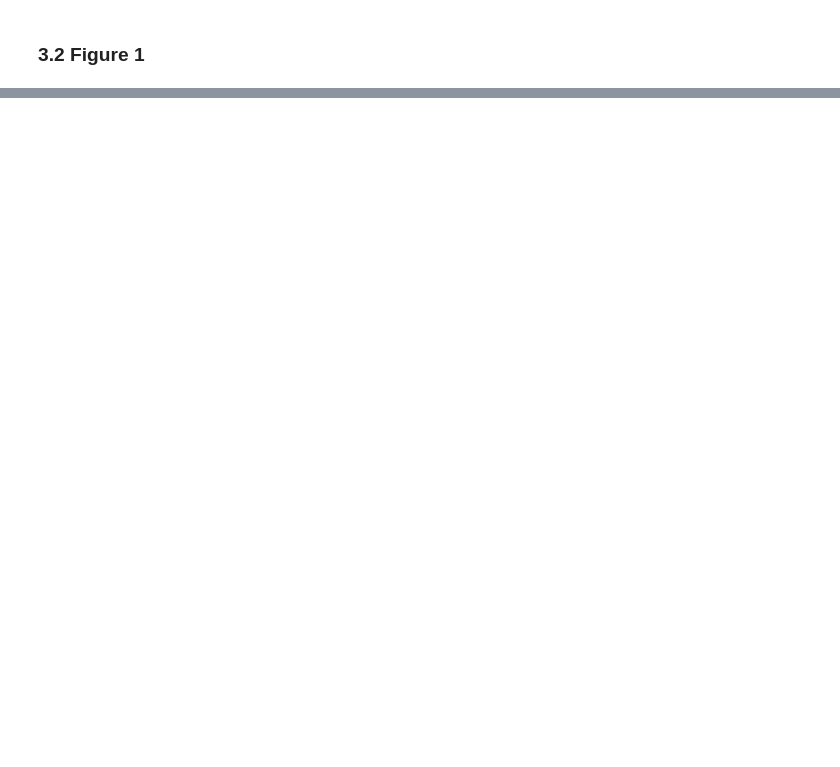
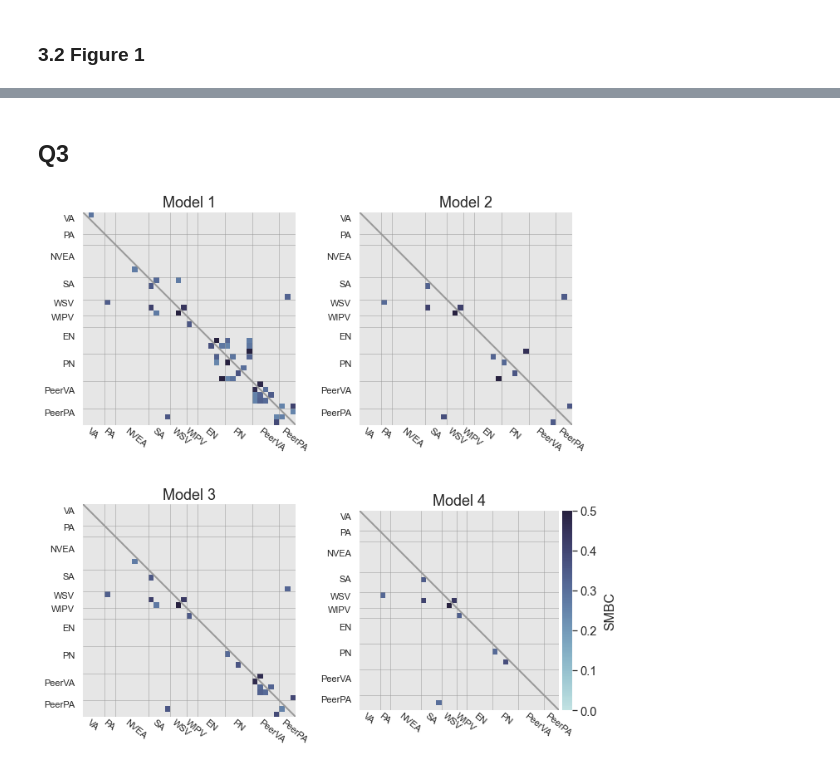
Before and after one commit to szorowi1/mace-irt, a Jupyter notebook: 02_PPMC.ipynb, the cells around one changed output, grey strips where cells are left out. Cells and saved outputs as stored; diff of their text form; code cells hidden in the pictures; blank space fills up the shorter version.

```diff
--- a/02_PPMC.ipynb
+++ b/02_PPMC.ipynb
@@ -157,0 +347,24 @@ ppmc2
+# %%
+#~~~~~~~~~~~~~~~~~~~~~~~~~~~~~~~~~~~~~~~~~~#
+### Define parameters.
+#~~~~~~~~~~~~~~~~~~~~~~~~~~~~~~~~~~~~~~~~~~#
+
+## Define I/O parameters.
+studies = ['teicher2015','tuominen2022']
+models = [1,2,3,4]
+
+#~~~~~~~~~~~~~~~~~~~~~~~~~~~~~~~~~~~~~~~~~~#
+### Main loop.
+#~~~~~~~~~~~~~~~~~~~~~~~~~~~~~~~~~~~~~~~~~~#
+
+Q3 = read_csv('stan_results/Q3.csv')
+
+for i, study in enumerate(studies):
+
+    for j, m in enumerate(models):
+
+        ## Restrict to study / model of interest.
+        df = Q3.query(f'study == "{study}" and model == {m}')
+
+        ## Print info.
+        print('M%s: Q3 = %0.3f (%s)' %(m, df.Q3_99.max(), np.sum(df.Q3 > df.Q3_99.max())))
@@ -270,3 +564,5 @@ tuominen2022 & 1 &  0.065 &  0.079 &   0.371 &  0.065 &   0.037 &     1.0 &  197
+# %% [markdown]
+## Q3
 # %%
 import matplotlib.pyplot as plt
 from matplotlib.colors import ListedColormap
@@ -292,16 +588,16 @@ cmap = sns.color_palette("ch:start=.2,rot=-.3", as_cmap=True)
 
 ## Define item order.
 order = dict(
-    PVA = [0, 1, 2, 3],
-    PPhysA = [5, 6],
+    VA = [0, 1, 2, 3],
+    PA = [5, 6],
     NVEA = [4, 26, 27, 34, 35, 36],
-    SexA = [7, 8, 12, 23],
+    SA = [7, 8, 12, 23],
     WSV = [9, 10, 11],
     WIPV = [13, 14],
     EN = [24, 25, 28, 29, 38],
     PN = [30, 31, 32, 33, 37],
     PeerVA = [15, 16, 17, 18, 19],
-    PeerPhysA = [20, 21, 22]
+    PeerPA = [20, 21, 22]
 )
 
 #~~~~~~~~~~~~~~~~~~~~~~~~~~~~~~~~~~~~~~~~~~#
@@ -327,10 +623,10 @@ for j, (ax, m) in enumerate(zip(axes.flatten(), models)):
         tmp = np.zeros_like(smbc)
 
         ## Load posterior predictive model check.
-        df = read_csv(os.path.join('stan_results', study, f'grmq_m{m}_ppmc2.csv')).tail(-1)
+        df = Q3.query(f'study == "{study}" and model == {m}')
 
         ## Populate matrix.
-        tmp[df.k1, df.k2] = tmp[df.k2, df.k1] = np.where(df.pval > thresh, df.obs, 0)
+        tmp[df.k1, df.k2] = tmp[df.k2, df.k1] = np.where(df.Q3 > df.Q3_99.max(), df.Q3, 0)
 
         ## Reorganize rows / columns.
         tmp = tmp[ix][:,ix]
@@ -347,31 +643,34 @@ for j, (ax, m) in enumerate(zip(axes.flatten(), models)):
     else:
         cbar = False
         cbar_ax = None
 
     ## Plot background tiles.
     sns.heatmap(np.identity(len(smbc)), cmap=ListedColormap(['0.9','0.9']),
                 square=True, cbar=False, ax=ax)
 
     ## Plot SMBC.
     sns.heatmap(smbc, cmap=cmap, vmin=0.0, vmax=0.5, cbar=cbar, mask=smbc==0, square=True,
                 xticklabels=[], yticklabels=[], ax=ax, cbar_ax=cbar_ax)
 
     ## Draw boundary lines.
     ax.plot([0,40], [0,40], color='0.6', lw=2)
     for k in np.cumsum([len(v) for v in order.values()]):
         ax.axhline(k, color='0.6', lw=0.5)
         ax.axvline(k, color='0.6', lw=0.5)
 
     ## Add details.
     ax.set(xticks=ticks, yticks=ticks)
     ax.set_xticklabels(order.keys(), ha='left', fontsize=11, rotation=-40)
+    ax.set_yticklabels(order.keys(), va='top', fontsize=11, rotation=0)
     ax.tick_params(axis='x', which='major', pad=-5)
     ax.set_title(titles[j], fontsize=18)
 
     ## Update colorbar.
     if cbar:
         cbar = ax.collections[1].colorbar
         cbar.set_label(r'SMBC', labelpad=8)
 
 plt.tight_layout()
-plt.savefig(os.path.join('..', 'figures', 'fig01.png'), dpi=100)
+# plt.savefig(os.path.join('..', 'figures', 'fig01.png'), dpi=100)
+# %% [output]
+[figure, added]
```
Also changed, not shown: parts of 25 cells of this notebook, 40 other files.
